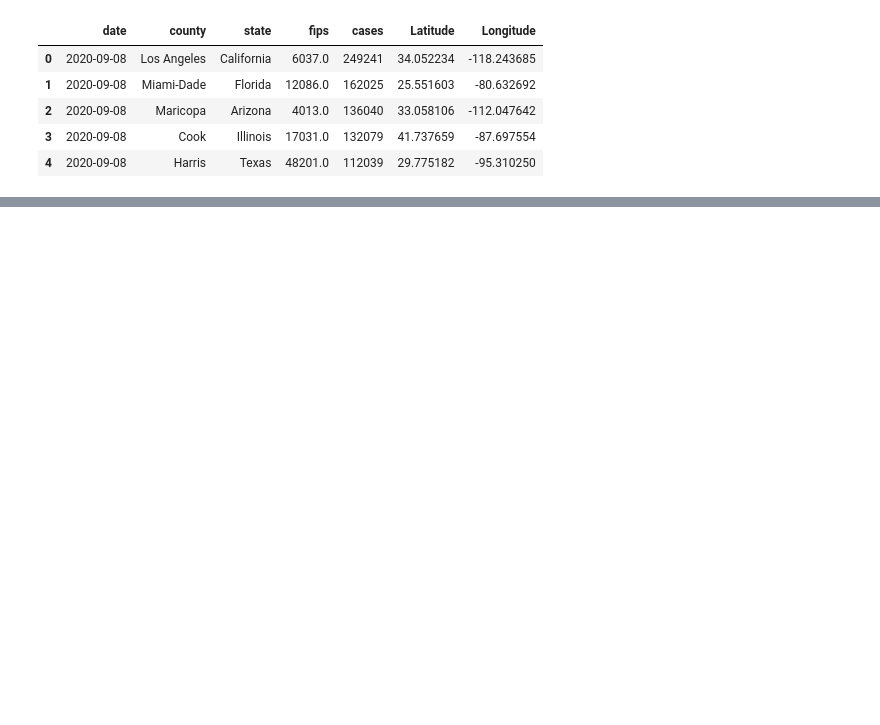
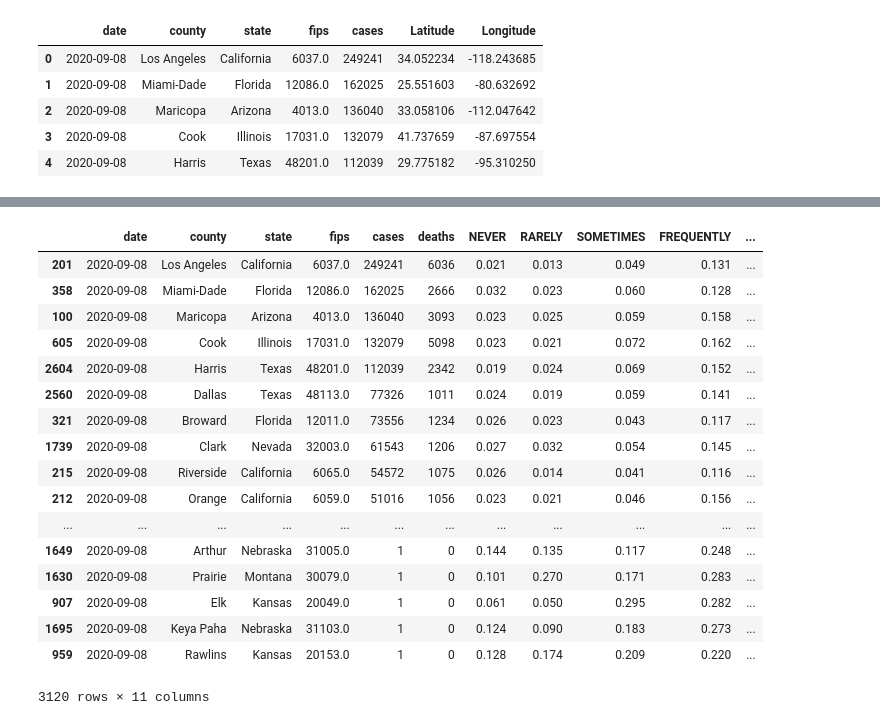
Before and after one commit to Pankaj-gh/Rice-Project-1-G11, a Jupyter notebook: Untitled.ipynb, the cells around one changed output, grey strips where cells are left out. Drawn from its saved outputs; the diff is of its cells as text; code cells hidden in the pictures; blank space fills up the shorter version.

```diff
--- a/Untitled.ipynb
+++ b/Untitled.ipynb
@@ -224,0 +206,2 @@ fig
+# %%
+pt_df.rename(columns={'COUNTYFP':'fips'},inplace=True)
@@ -224,0 +214,21 @@ fig
+# %%
+pt_merged
+# %% [output]
+|  | date | county | state | fips | cases | deaths | NEVER | RARELY | SOMETIMES | FREQUENTLY | ... |
+| 201 | 2020-09-08 | Los Angeles | California | 6037.0 | 249241 | 6036 | 0.021 | 0.013 | 0.049 | 0.131 | ... |
+| 358 | 2020-09-08 | Miami-Dade | Florida | 12086.0 | 162025 | 2666 | 0.032 | 0.023 | 0.060 | 0.128 | ... |
+| 100 | 2020-09-08 | Maricopa | Arizona | 4013.0 | 136040 | 3093 | 0.023 | 0.025 | 0.059 | 0.158 | ... |
+| 605 | 2020-09-08 | Cook | Illinois | 17031.0 | 132079 | 5098 | 0.023 | 0.021 | 0.072 | 0.162 | ... |
+| 2604 | 2020-09-08 | Harris | Texas | 48201.0 | 112039 | 2342 | 0.019 | 0.024 | 0.069 | 0.152 | ... |
+| 2560 | 2020-09-08 | Dallas | Texas | 48113.0 | 77326 | 1011 | 0.024 | 0.019 | 0.059 | 0.141 | ... |
+| 321 | 2020-09-08 | Broward | Florida | 12011.0 | 73556 | 1234 | 0.026 | 0.023 | 0.043 | 0.117 | ... |
+| 1739 | 2020-09-08 | Clark | Nevada | 32003.0 | 61543 | 1206 | 0.027 | 0.032 | 0.054 | 0.145 | ... |
+| 215 | 2020-09-08 | Riverside | California | 6065.0 | 54572 | 1075 | 0.026 | 0.014 | 0.041 | 0.116 | ... |
+| 212 | 2020-09-08 | Orange | California | 6059.0 | 51016 | 1056 | 0.023 | 0.021 | 0.046 | 0.156 | ... |
+| ... | ... | ... | ... | ... | ... | ... | ... | ... | ... | ... | ... |
+| 1649 | 2020-09-08 | Arthur | Nebraska | 31005.0 | 1 | 0 | 0.144 | 0.135 | 0.117 | 0.248 | ... |
+| 1630 | 2020-09-08 | Prairie | Montana | 30079.0 | 1 | 0 | 0.101 | 0.270 | 0.171 | 0.283 | ... |
+| 907 | 2020-09-08 | Elk | Kansas | 20049.0 | 1 | 0 | 0.061 | 0.050 | 0.295 | 0.282 | ... |
+| 1695 | 2020-09-08 | Keya Paha | Nebraska | 31103.0 | 1 | 0 | 0.124 | 0.090 | 0.183 | 0.273 | ... |
+| 959 | 2020-09-08 | Rawlins | Kansas | 20153.0 | 1 | 0 | 0.128 | 0.174 | 0.209 | 0.220 | ... |
+3120 rows × 11 columns
```
Also changed, not shown: parts of 20 cells of this notebook, 1 other file.
